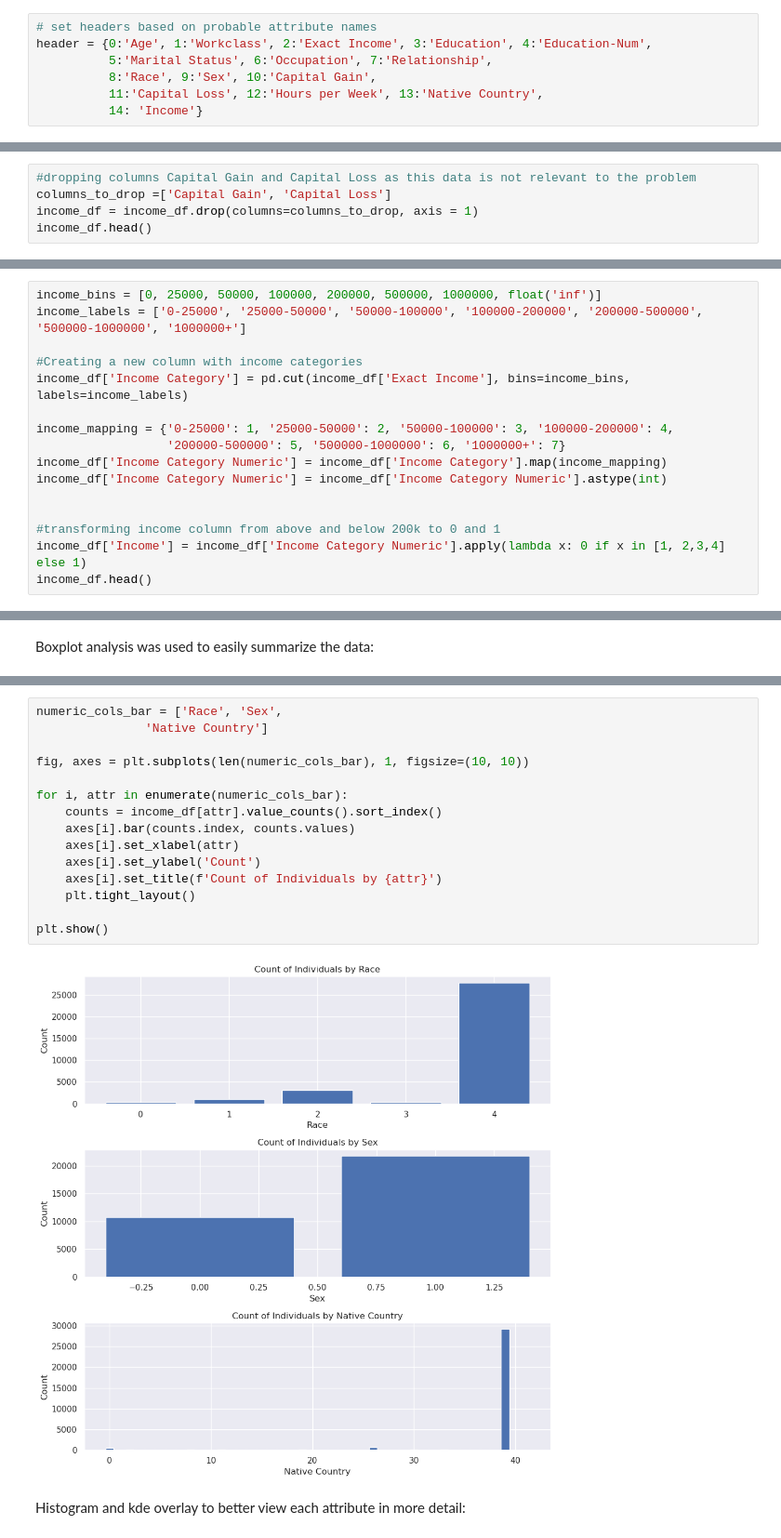
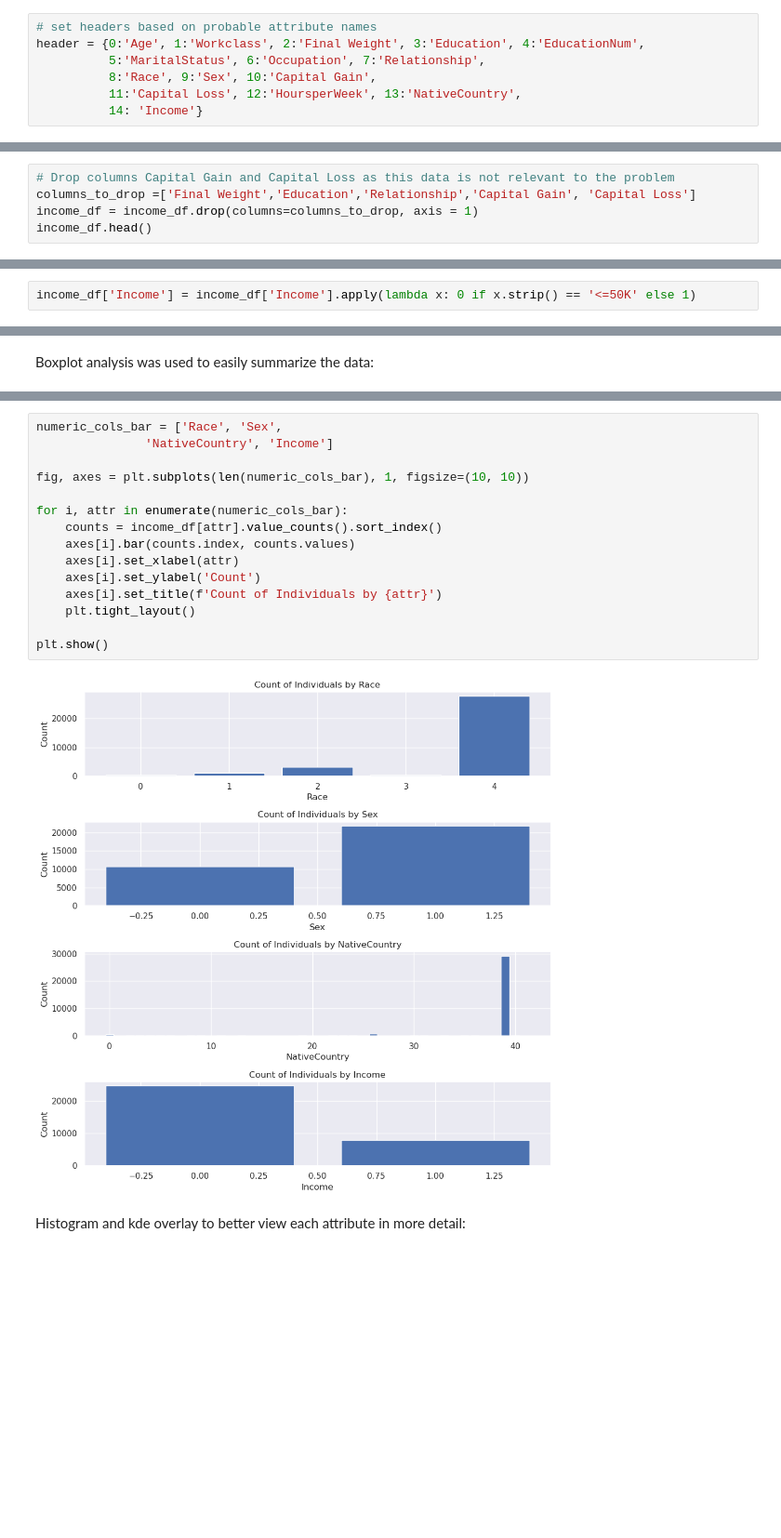
Before and after one commit to brbi1248/3022_Adult_Income_data, a Jupyter notebook: AdultIncome.ipynb, the cells around one changed output, grey strips where cells are left out. Shown at 93% size. Cells and saved outputs as stored; diff of their text form; blank space fills up the shorter version.

```diff
--- a/AdultIncome.ipynb
+++ b/AdultIncome.ipynb
@@ -265,10 +269,10 @@ array([' <=50K', ' >50K'], dtype=object)
 ## Data Cleaning
 # %%
 # set headers based on probable attribute names
-header = {0:'Age', 1:'Workclass', 2:'Exact Income', 3:'Education', 4:'Education-Num',
-          5:'Marital Status', 6:'Occupation', 7:'Relationship',
+header = {0:'Age', 1:'Workclass', 2:'Final Weight', 3:'Education', 4:'EducationNum',
+          5:'MaritalStatus', 6:'Occupation', 7:'Relationship',
           8:'Race', 9:'Sex', 10:'Capital Gain',
-          11:'Capital Loss', 12:'Hours per Week', 13:'Native Country',
+          11:'Capital Loss', 12:'HoursperWeek', 13:'NativeCountry',
           14: 'Income'}
 # %%
 # Rename the dataframe's column values with the header variable
@@ -287,6 +297,6 @@ I deemed it appropriate to exclude the "Capital Gain" and "Capital Loss" columns
 # %%
-#dropping columns Capital Gain and Capital Loss as this data is not relevant to the problem
-columns_to_drop =['Capital Gain', 'Capital Loss']
+# Drop columns Capital Gain and Capital Loss as this data is not relevant to the problem
+columns_to_drop =['Final Weight','Education','Relationship','Capital Gain', 'Capital Loss']
 income_df = income_df.drop(columns=columns_to_drop, axis = 1)
 income_df.head()
 # %% [output]
@@ -407,16 +357,0 @@ print(actual_Zmean, actual_Zmedian)
-# %%
-income_bins = [0, 25000, 50000, 100000, 200000, 500000, 1000000, float('inf')]
-income_labels = ['0-25000', '25000-50000', '50000-100000', '100000-200000', '200000-500000', '500000-1000000', '1000000+']
-
-#Creating a new column with income categories
-income_df['Income Category'] = pd.cut(income_df['Exact Income'], bins=income_bins, labels=income_labels)
-
-income_mapping = {'0-25000': 1, '25000-50000': 2, '50000-100000': 3, '100000-200000': 4,
-                  '200000-500000': 5, '500000-1000000': 6, '1000000+': 7}
-income_df['Income Category Numeric'] = income_df['Income Category'].map(income_mapping)
-income_df['Income Category Numeric'] = income_df['Income Category Numeric'].astype(int)
-
-
-#transforming income column from above and below 200k to 0 and 1
-income_df['Income'] = income_df['Income Category Numeric'].apply(lambda x: 0 if x in [1, 2,3,4] else 1)
-income_df.head()
@@ -430,3 +360,5 @@ income_df.head()
+# %%
+income_df['Income'] = income_df['Income'].apply(lambda x: 0 if x.strip() == '<=50K' else 1)
 # %%
 income_df['Income'].value_counts()
 # %% [output]
@@ -536,20 +447,20 @@ Since boxplots were not easily interpretable for Race, Sex, and Native Country a
 # %%
 numeric_cols_bar = ['Race', 'Sex',
-               'Native Country']
+               'NativeCountry', 'Income']
 
 fig, axes = plt.subplots(len(numeric_cols_bar), 1, figsize=(10, 10))
 
 for i, attr in enumerate(numeric_cols_bar):
     counts = income_df[attr].value_counts().sort_index()
     axes[i].bar(counts.index, counts.values)
     axes[i].set_xlabel(attr)
     axes[i].set_ylabel('Count')
     axes[i].set_title(f'Count of Individuals by {attr}')
     plt.tight_layout()
 
 plt.show()
 # %% [output]
-[figure, old version]
+[figure, new version]
 # %% [markdown]
 Histogram and kde overlay to better view each attribute in more detail:
 # %%
```
Also changed, not shown: parts of 110 cells of this notebook.
